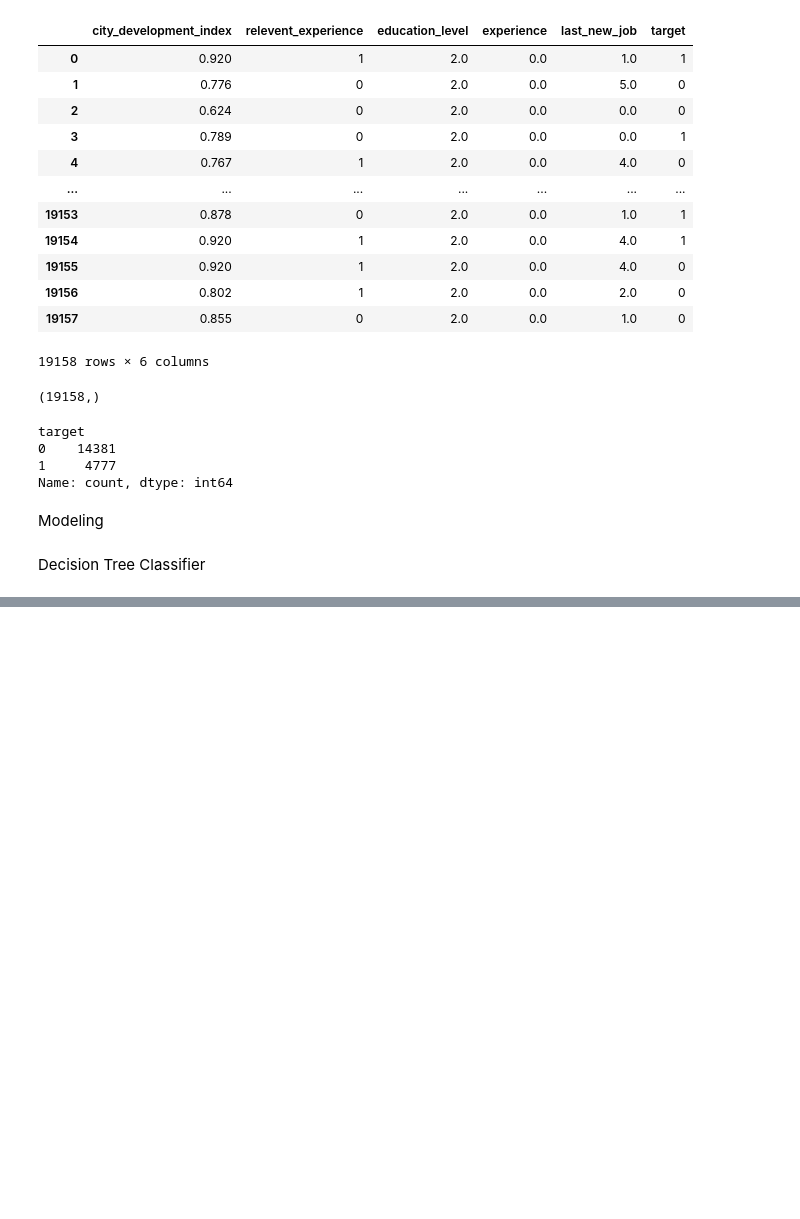
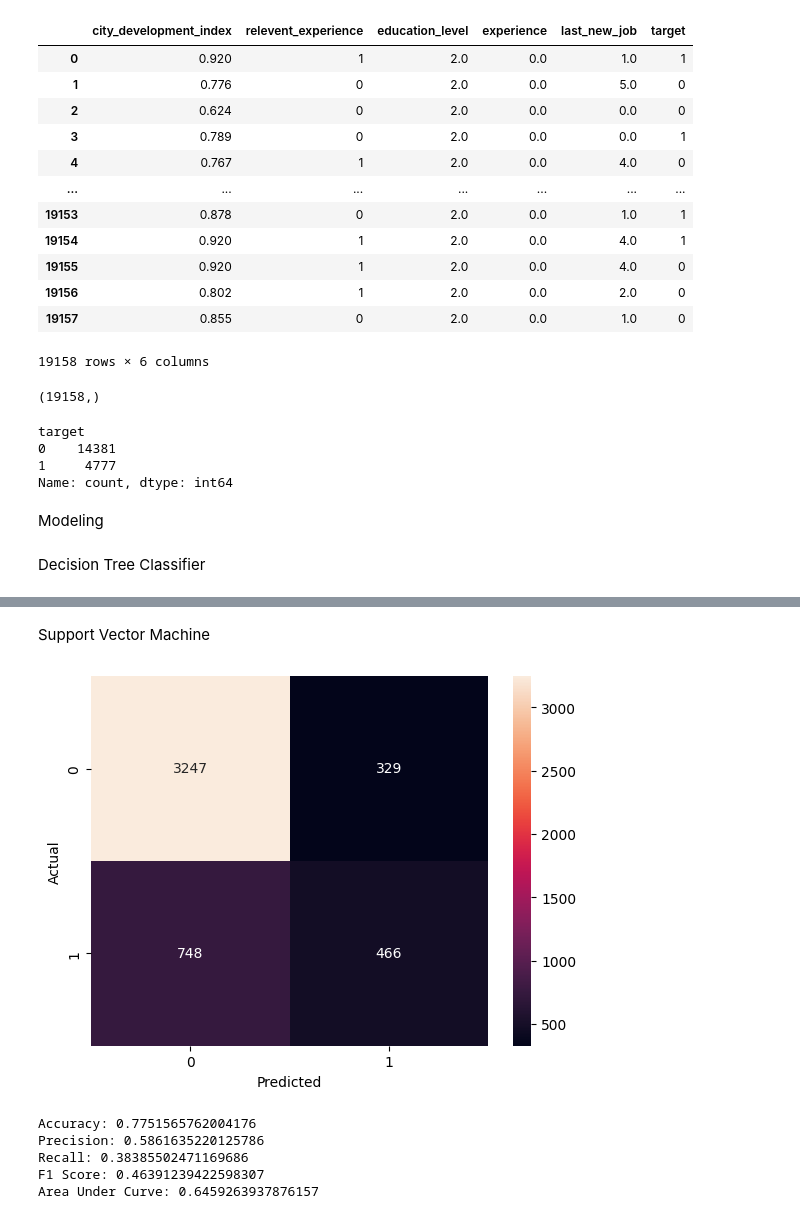
Before and after one commit to IT22106360/QuantaML-FDM-Employee-Retention, a Jupyter notebook: notebooks/modeling.ipynb, the cells around one changed output, grey strips where cells are left out. Drawn from its saved outputs; the diff is of its cells as text; code cells hidden in the pictures; blank space fills up the shorter version.

```diff
--- a/notebooks/modeling.ipynb
+++ b/notebooks/modeling.ipynb
@@ -99,0 +144,23 @@ Area Under Curve: 0.6501316206524183
+# %% [markdown]
+Support Vector Machine
+# %%
+#Wadda
+
+from sklearn.svm import SVC
+SVM = SVC(kernel="rbf",C=1,probability=True)
+
+
+SVM_Test = modeler(SVM , X, y)
+
+print('Accuracy:',SVM_Test['acc'])
+print('Precision:', SVM_Test['prec'])
+print('Recall:', SVM_Test['rec'])
+print('F1 Score:', SVM_Test['f1'])
+print('Area Under Curve:', SVM_Test['auc'])
+# %% [output]
+[figure, added]
+Accuracy: 0.7751565762004176
+Precision: 0.5861635220125786
+Recall: 0.38385502471169686
+F1 Score: 0.46391239422598307
+Area Under Curve: 0.6459263937876157
```
Also changed, not shown: parts of 8 cells of this notebook.
